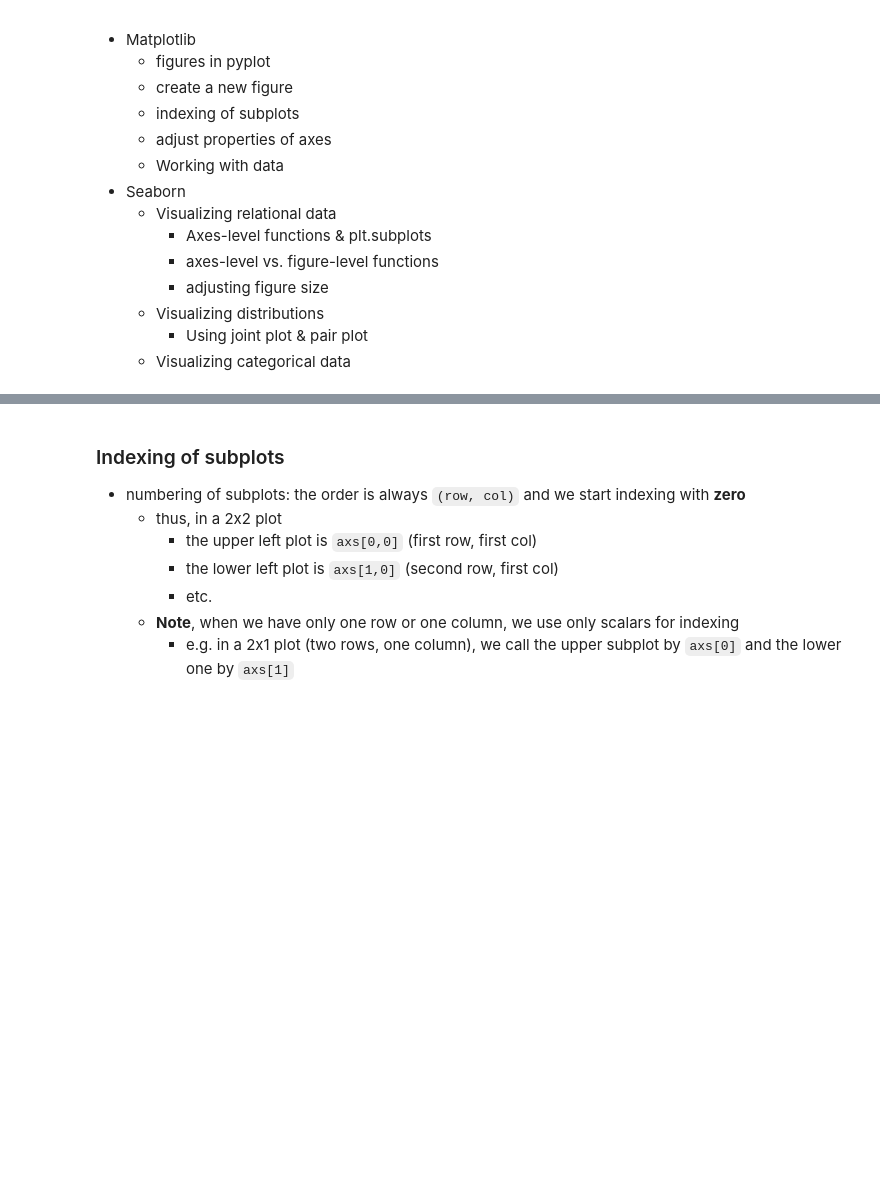
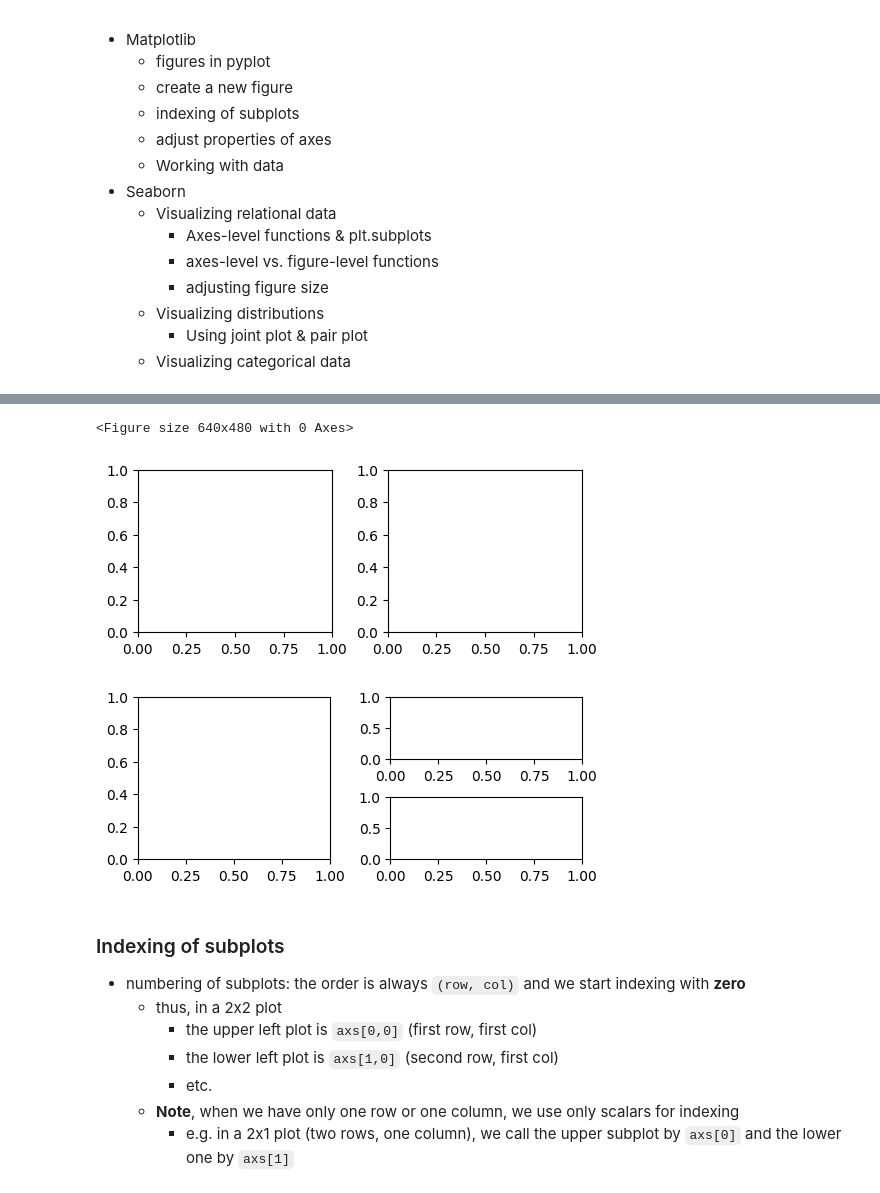
Before and after one commit to florence-bockting/python-class-24, a Jupyter notebook: student_notebooks/plotting.ipynb, the cells around one changed output, grey strips where cells are left out. Drawn from its saved outputs; the diff is of its cells as text; code cells hidden in the pictures; blank space fills up the shorter version.

```diff
--- a/student_notebooks/plotting.ipynb
+++ b/student_notebooks/plotting.ipynb
@@ -61,9 +62,21 @@ subfigure0 = subfigs[0].subplots(nrow, ncol)
 # %%
 # create an empty figure
+fig = plt.figure()
 
 # create a figure with a two subplots arranged in 1 row and 2 columns
+fig, axs = plt.subplots(1, 2, # nrow, ncol
+                        figsize=(5,2),
+                       constrained_layout=True)
 
 # create a figure with two subfigures that consists of subplots
+fig = plt.figure(figsize=(5,2), constrained_layout=True)
+subfigs = fig.subfigures(1,2) # row, col
+subfig_left = subfigs[0].subplots(1,1)
+subfig_right = subfigs[1].subplots(2,1)
+# %% [output]
+<Figure size 640x480 with 0 Axes>
+[figure, added]
+[figure, added]
 # %% [markdown]
 ### Indexing of subplots
 + numbering of subplots: the order is always `(row, col)` and we start indexing with **zero**
```
Also changed, not shown: parts of 19 cells of this notebook, 5 other files.
